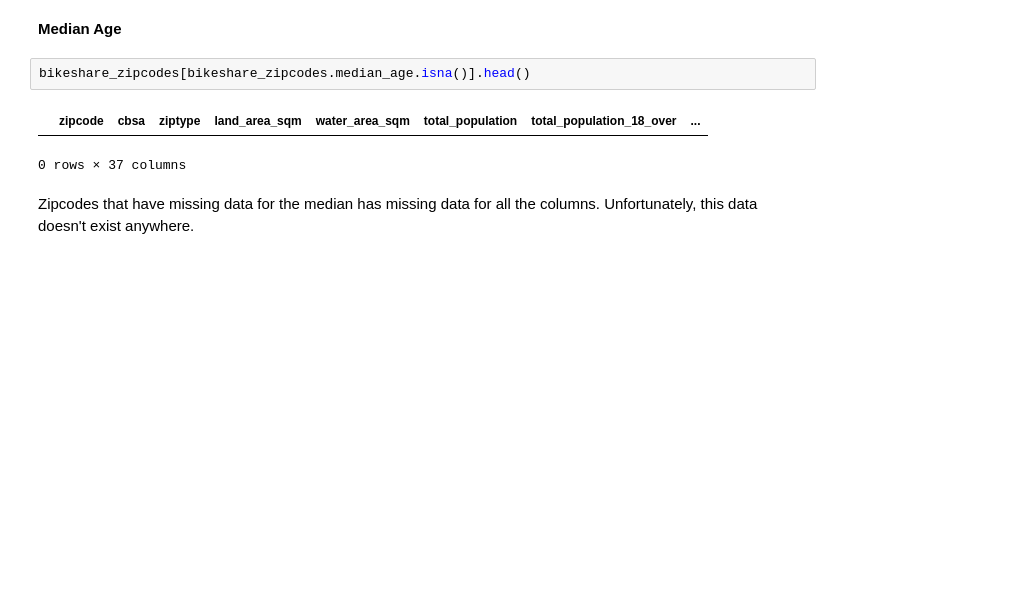
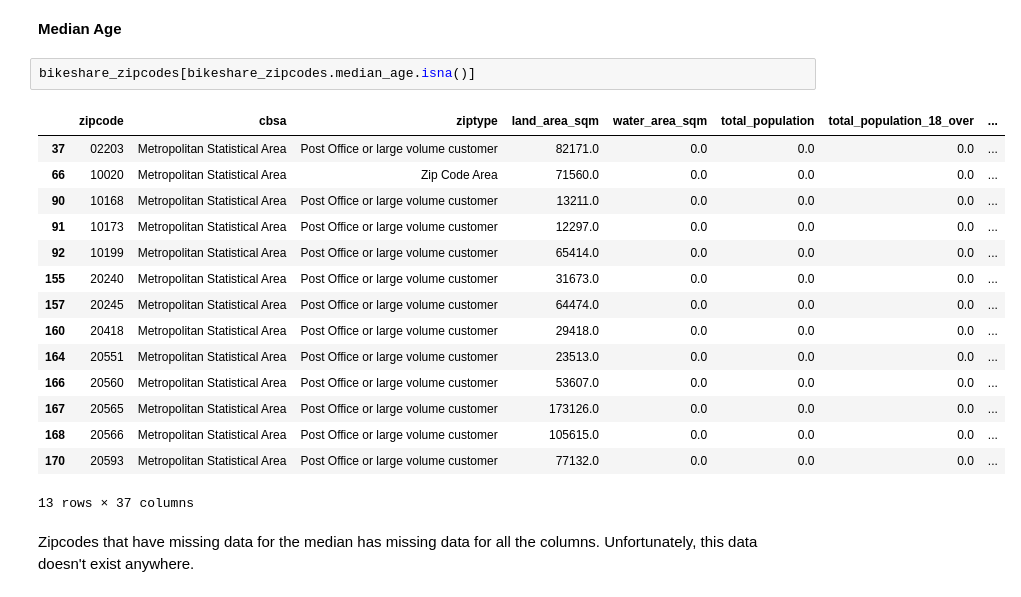
Before and after one commit to Williamdst/Bike-Share-USA, a Jupyter notebook: V_Prediction.ipynb, the cells around one changed output. Cells and saved outputs as stored; diff of their text form; blank space fills up the shorter version.

```diff
--- a/V_Prediction.ipynb
+++ b/V_Prediction.ipynb
@@ -191,10 +184,23 @@ dtype: int64
 # %% [markdown]
 **Median Age**
 # %%
-bikeshare_zipcodes[bikeshare_zipcodes.median_age.isna()].head()
+bikeshare_zipcodes[bikeshare_zipcodes.median_age.isna()]
 # %% [output]
 |  | zipcode | cbsa | ziptype | land_area_sqm | water_area_sqm | total_population | total_population_18_over | ... |
+| 37 | 02203 | Metropolitan Statistical Area | Post Office or large volume customer | 82171.0 | 0.0 | 0.0 | 0.0 | ... |
+| 66 | 10020 | Metropolitan Statistical Area | Zip Code Area | 71560.0 | 0.0 | 0.0 | 0.0 | ... |
+| 90 | 10168 | Metropolitan Statistical Area | Post Office or large volume customer | 13211.0 | 0.0 | 0.0 | 0.0 | ... |
+| 91 | 10173 | Metropolitan Statistical Area | Post Office or large volume customer | 12297.0 | 0.0 | 0.0 | 0.0 | ... |
+| 92 | 10199 | Metropolitan Statistical Area | Post Office or large volume customer | 65414.0 | 0.0 | 0.0 | 0.0 | ... |
+| 155 | 20240 | Metropolitan Statistical Area | Post Office or large volume customer | 31673.0 | 0.0 | 0.0 | 0.0 | ... |
+| 157 | 20245 | Metropolitan Statistical Area | Post Office or large volume customer | 64474.0 | 0.0 | 0.0 | 0.0 | ... |
+| 160 | 20418 | Metropolitan Statistical Area | Post Office or large volume customer | 29418.0 | 0.0 | 0.0 | 0.0 | ... |
+| 164 | 20551 | Metropolitan Statistical Area | Post Office or large volume customer | 23513.0 | 0.0 | 0.0 | 0.0 | ... |
+| 166 | 20560 | Metropolitan Statistical Area | Post Office or large volume customer | 53607.0 | 0.0 | 0.0 | 0.0 | ... |
+| 167 | 20565 | Metropolitan Statistical Area | Post Office or large volume customer | 173126.0 | 0.0 | 0.0 | 0.0 | ... |
+| 168 | 20566 | Metropolitan Statistical Area | Post Office or large volume customer | 105615.0 | 0.0 | 0.0 | 0.0 | ... |
+| 170 | 20593 | Metropolitan Statistical Area | Post Office or large volume customer | 77132.0 | 0.0 | 0.0 | 0.0 | ... |
-0 rows × 37 columns
+13 rows × 37 columns
 # %% [markdown]
 Zipcodes that have missing data for the median has missing data for all the columns. Unfortunately, this data doesn't exist anywhere.
 # %%
```
Also changed, not shown: parts of 9 cells of this notebook.
